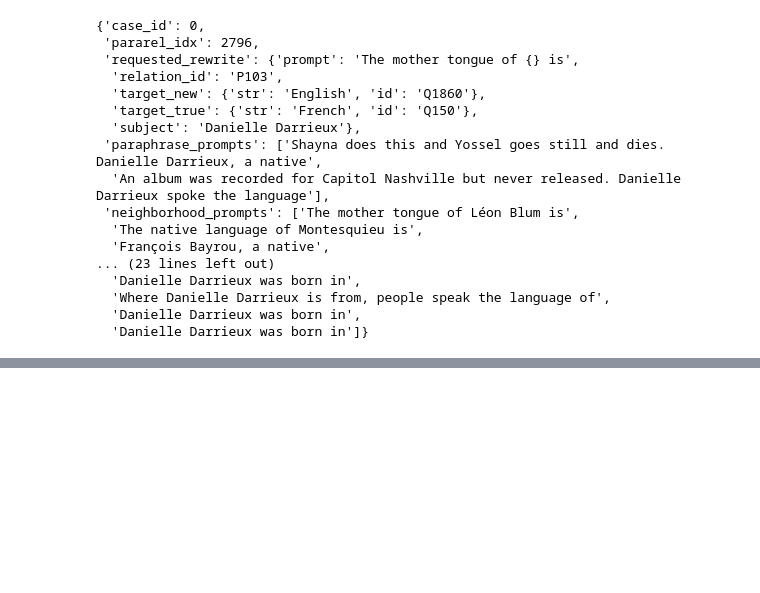
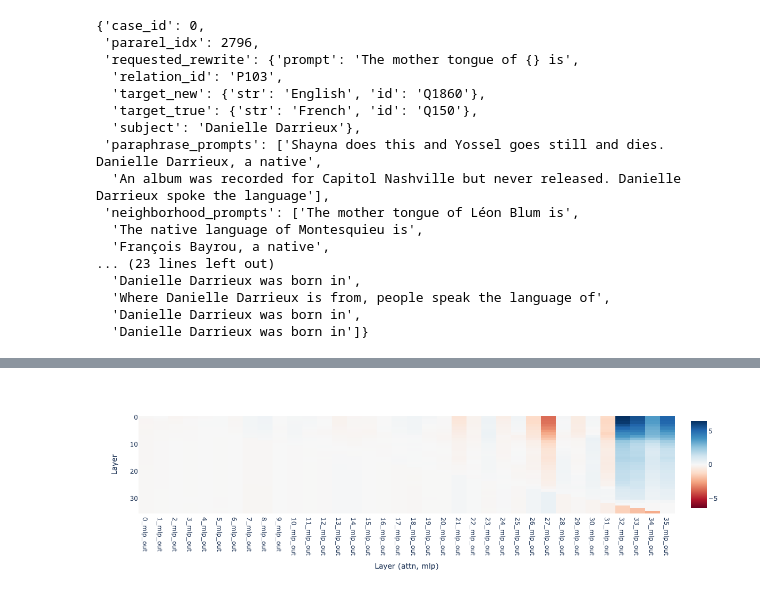
Before and after one commit to jansont/transformer-circuits, a Jupyter notebook: notebooks/HydraEffectSameHeads.ipynb, the cells around one changed output, grey strips where cells are left out. Saved outputs shown, nothing was run; the diff lists cells and outputs as text; code cells hidden in the pictures; blank space fills up the shorter version.

```diff
--- a/notebooks/HydraEffectSameHeads.ipynb
+++ b/notebooks/HydraEffectSameHeads.ipynb
@@ -473,0 +756,4 @@ plot_total_effect(target_total_effect_mlp, data[0])
+# %%
+plot_ablate_idx_x_effect_idx_sum(total_direct_effect_target, target_direct_effect_ref, labels, key="mlp")
+# %% [output]
+[figure, added]
```
Also changed, not shown: parts of 42 cells of this notebook.
